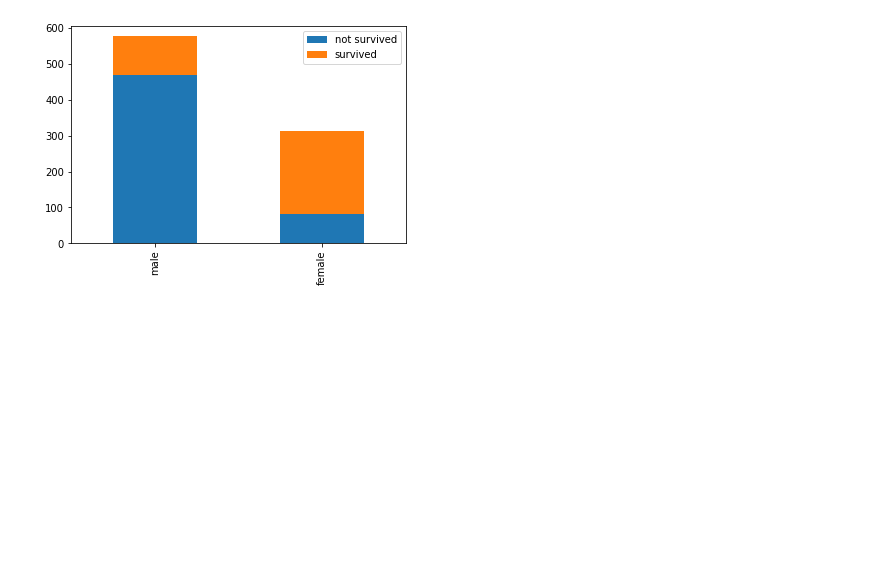
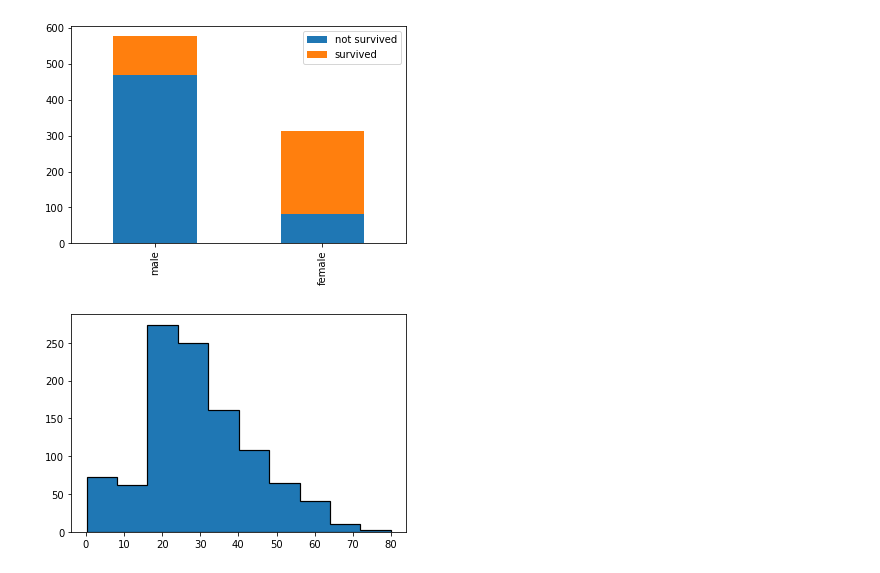
Before and after one commit to limafernando/falsb, a Jupyter notebook: benchmark/util/titanic_viz.ipynb, the cells around one changed output. Saved outputs shown, nothing was run; the diff lists cells and outputs as text; code cells hidden in the pictures; blank space fills up the shorter version.

```diff
--- a/benchmark/util/titanic_viz.ipynb
+++ b/benchmark/util/titanic_viz.ipynb
@@ -99,3 +119,9 @@ plt.legend(loc="upper right")
 plt.show()
 # %% [output]
 [figure]
+# %%
+# data['Age'].hist()
+plt.hist(data['Age'], histtype="stepfilled", edgecolor='k', linewidth=1.2)
+plt.show()
+# %% [output]
+[figure, added]
```
Also changed, not shown: parts of 26 cells of this notebook, 4 other files.
